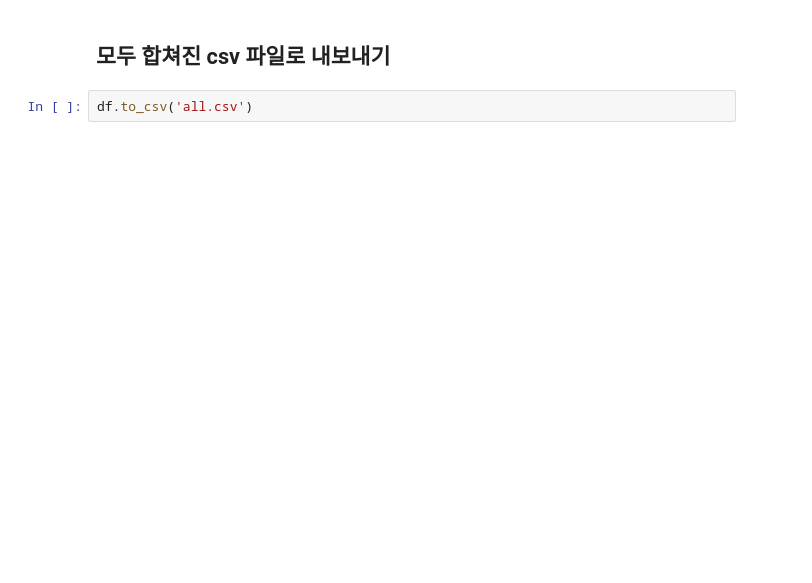
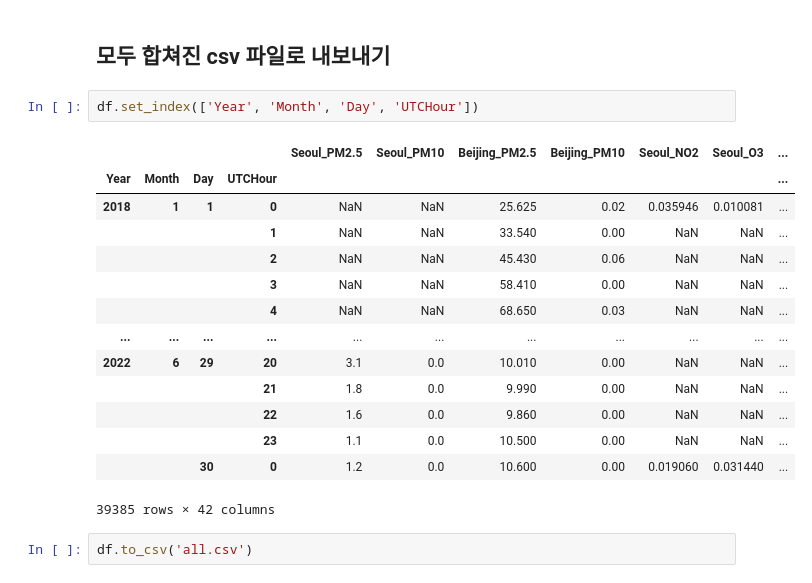
Before and after one commit to SeojinSeojin/aai2009, a Jupyter notebook: data/merge_data.ipynb, the cells around one changed output. Saved outputs shown, nothing was run; the diff lists cells and outputs as text; blank space fills up the shorter version.

```diff
--- a/data/merge_data.ipynb
+++ b/data/merge_data.ipynb
@@ -221,4 +262,21 @@ df = pd.merge(df, th_data_all, on=['Year', 'Month', 'Day', 'UTCHour'], how='left
 # %% [markdown]
 ## 모두 합쳐진 csv 파일로 내보내기
+# %%
+df.set_index(['Year', 'Month', 'Day', 'UTCHour'])
+# %% [output]
+|  |  |  |  | Seoul_PM2.5 | Seoul_PM10 | Beijing_PM2.5 | Beijing_PM10 | Seoul_NO2 | Seoul_O3 | ... |
+| Year | Month | Day | UTCHour |  |  |  |  |  |  | ... |
+| 2018 | 1 | 1 | 0 | NaN | NaN | 25.625 | 0.02 | 0.035946 | 0.010081 | ... |
+|  |  |  | 1 | NaN | NaN | 33.540 | 0.00 | NaN | NaN | ... |
+|  |  |  | 2 | NaN | NaN | 45.430 | 0.06 | NaN | NaN | ... |
+|  |  |  | 3 | NaN | NaN | 58.410 | 0.00 | NaN | NaN | ... |
+|  |  |  | 4 | NaN | NaN | 68.650 | 0.03 | NaN | NaN | ... |
+| ... | ... | ... | ... | ... | ... | ... | ... | ... | ... | ... |
+| 2022 | 6 | 29 | 20 | 3.1 | 0.0 | 10.010 | 0.00 | NaN | NaN | ... |
+|  |  |  | 21 | 1.8 | 0.0 | 9.990 | 0.00 | NaN | NaN | ... |
+|  |  |  | 22 | 1.6 | 0.0 | 9.860 | 0.00 | NaN | NaN | ... |
+|  |  |  | 23 | 1.1 | 0.0 | 10.500 | 0.00 | NaN | NaN | ... |
+|  |  | 30 | 0 | 1.2 | 0.0 | 10.600 | 0.00 | 0.019060 | 0.031440 | ... |
+39385 rows × 42 columns
 # %%
 df.to_csv('all.csv')
```
Also changed, not shown: parts of 6 cells of this notebook, 1 other file.
